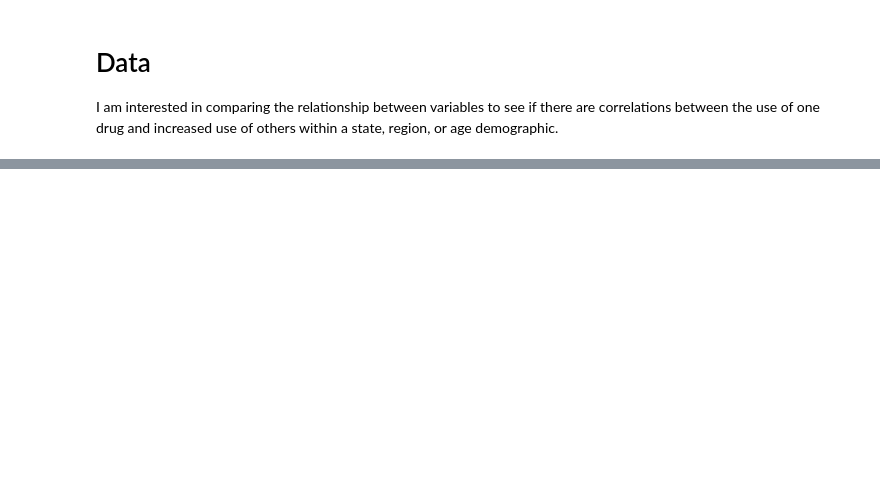
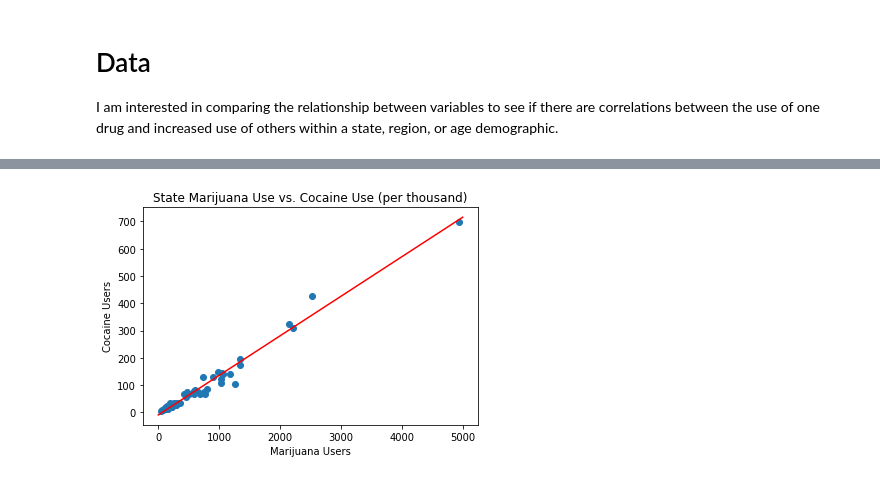
Before and after one commit to AMacLeodd/bootcamp, a Jupyter notebook: Drug_Abuse_in_the_United_States.ipynb, the cells around one changed output, grey strips where cells are left out. Cells and saved outputs as stored; diff of their text form; code cells hidden in the pictures; blank space fills up the shorter version.

```diff
--- a/Drug_Abuse_in_the_United_States.ipynb
+++ b/Drug_Abuse_in_the_United_States.ipynb
@@ -72,0 +176,14 @@ all_hist = pit.hist
+# %%
+#Scatterplot comparing marijuana and cocaine use
+all_scat1 = pit.figure()
+pit.scatter(df2["Mari_12up"], df2["Coca_12up"])
+pit.title("State Marijuana Use vs. Cocaine Use (per thousand)")
+pit.xlabel("Marijuana Users")
+pit.ylabel("Cocaine Users")
+
+x = np.linspace(0,5000, 100)
+y = -9.278 + 0.1449*x
+pit.plot(x,y, color="r")
+pit.show()
+# %% [output]
+[figure, added]
```
Also changed, not shown: parts of 10 cells of this notebook.
